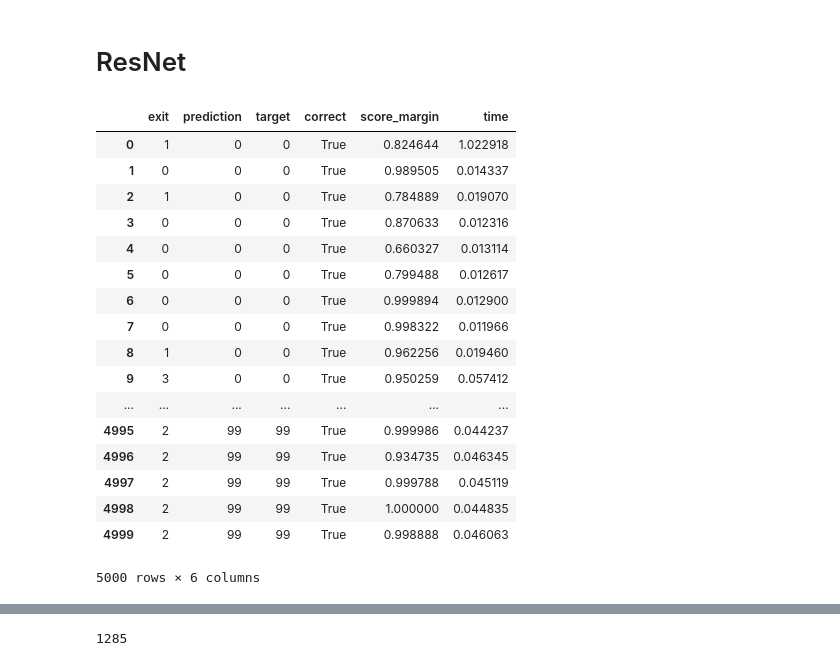
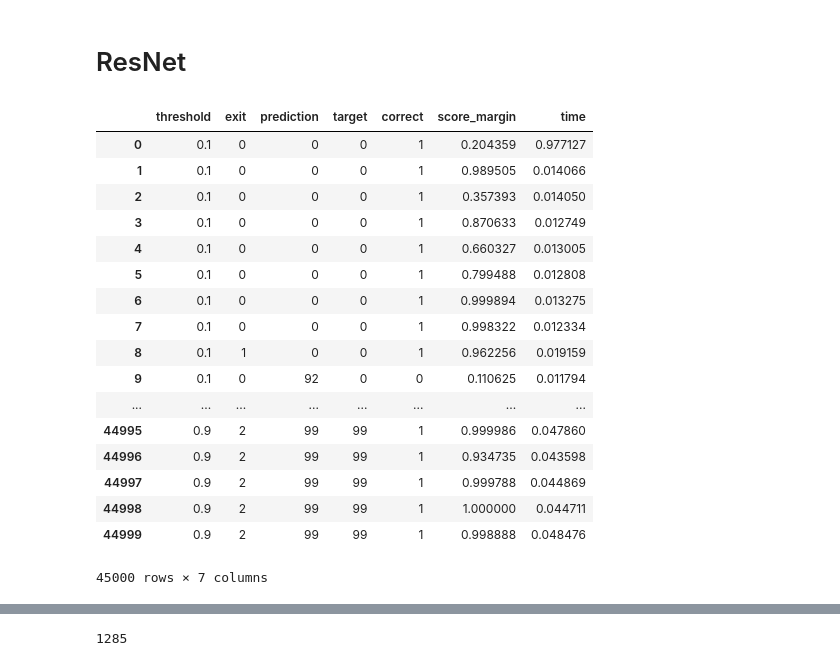
Before and after one commit to AlexKarlsen/thesis-src, a Jupyter notebook: DDNN/logging/threshold_test/Inference analysis.ipynb, the cells around one changed output, grey strips where cells are left out. Saved outputs shown, nothing was run; the diff lists cells and outputs as text; code cells hidden in the pictures.

Commit message:
inference analysis

```diff
--- a/DDNN/logging/threshold_test/Inference analysis.ipynb
+++ b/DDNN/logging/threshold_test/Inference analysis.ipynb
@@ -65,27 +66,28 @@ len(df.loc[(df['correct'] == False)])
 # %% [markdown]
 # ResNet
 # %%
-df = pd.read_csv('resnet101_inference_test.csv', index_col=0)
+df = pd.read_csv('resnet101_all_inference_test.csv', index_col=0)
+df.correct = df.correct.astype(int)
 df
 # %% [output]
-|  | exit | prediction | target | correct | score_margin | time |
-| 0 | 1 | 0 | 0 | True | 0.824644 | 1.022918 |
-| 1 | 0 | 0 | 0 | True | 0.989505 | 0.014337 |
-| 2 | 1 | 0 | 0 | True | 0.784889 | 0.019070 |
-| 3 | 0 | 0 | 0 | True | 0.870633 | 0.012316 |
-| 4 | 0 | 0 | 0 | True | 0.660327 | 0.013114 |
-| 5 | 0 | 0 | 0 | True | 0.799488 | 0.012617 |
-| 6 | 0 | 0 | 0 | True | 0.999894 | 0.012900 |
-| 7 | 0 | 0 | 0 | True | 0.998322 | 0.011966 |
-| 8 | 1 | 0 | 0 | True | 0.962256 | 0.019460 |
-| 9 | 3 | 0 | 0 | True | 0.950259 | 0.057412 |
-| ... | ... | ... | ... | ... | ... | ... |
-| 4995 | 2 | 99 | 99 | True | 0.999986 | 0.044237 |
-| 4996 | 2 | 99 | 99 | True | 0.934735 | 0.046345 |
-| 4997 | 2 | 99 | 99 | True | 0.999788 | 0.045119 |
-| 4998 | 2 | 99 | 99 | True | 1.000000 | 0.044835 |
-| 4999 | 2 | 99 | 99 | True | 0.998888 | 0.046063 |
+|  | threshold | exit | prediction | target | correct | score_margin | time |
+| 0 | 0.1 | 0 | 0 | 0 | 1 | 0.204359 | 0.977127 |
+| 1 | 0.1 | 0 | 0 | 0 | 1 | 0.989505 | 0.014066 |
+| 2 | 0.1 | 0 | 0 | 0 | 1 | 0.357393 | 0.014050 |
+| 3 | 0.1 | 0 | 0 | 0 | 1 | 0.870633 | 0.012749 |
+| 4 | 0.1 | 0 | 0 | 0 | 1 | 0.660327 | 0.013005 |
+| 5 | 0.1 | 0 | 0 | 0 | 1 | 0.799488 | 0.012808 |
+| 6 | 0.1 | 0 | 0 | 0 | 1 | 0.999894 | 0.013275 |
+| 7 | 0.1 | 0 | 0 | 0 | 1 | 0.998322 | 0.012334 |
+| 8 | 0.1 | 1 | 0 | 0 | 1 | 0.962256 | 0.019159 |
+| 9 | 0.1 | 0 | 92 | 0 | 0 | 0.110625 | 0.011794 |
+| ... | ... | ... | ... | ... | ... | ... | ... |
+| 44995 | 0.9 | 2 | 99 | 99 | 1 | 0.999986 | 0.047860 |
+| 44996 | 0.9 | 2 | 99 | 99 | 1 | 0.934735 | 0.043598 |
+| 44997 | 0.9 | 2 | 99 | 99 | 1 | 0.999788 | 0.044869 |
+| 44998 | 0.9 | 2 | 99 | 99 | 1 | 1.000000 | 0.044711 |
+| 44999 | 0.9 | 2 | 99 | 99 | 1 | 0.998888 | 0.048476 |
-5000 rows × 6 columns
+45000 rows × 7 columns
 # %%
 data = df.to_numpy()
 # %%
```
Also changed, not shown: parts of 5 cells of this notebook.
